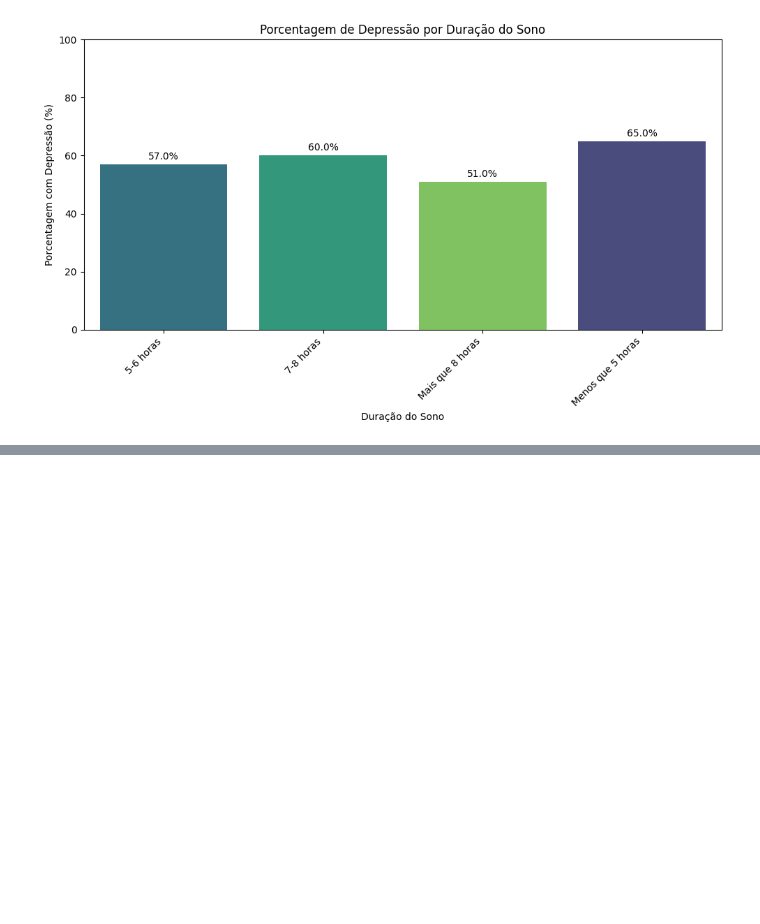
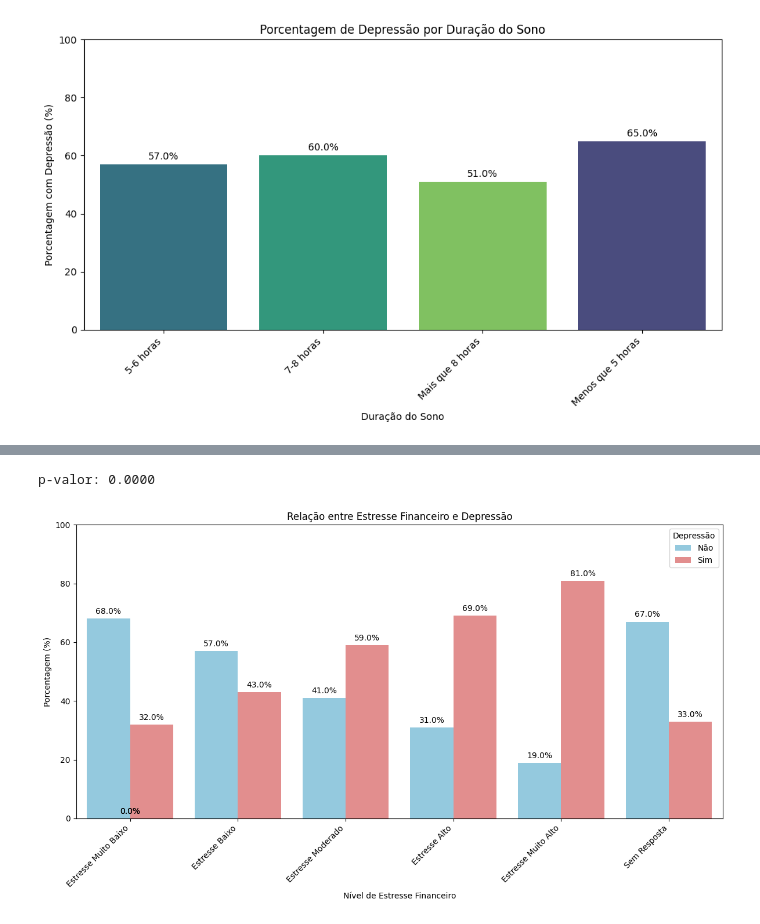
Before and after one commit to RenanVanbasten/mental-health-data-analysis, a Jupyter notebook: analise_exploratoria.ipynb, the cells around one changed output, grey strips where cells are left out. Saved outputs shown, nothing was run; the diff lists cells and outputs as text; code cells hidden in the pictures; blank space fills up the shorter version.

Commit message:
Adiciona análise exploratória na relação da depressão com o estresse financeiro

```diff
--- a/analise_exploratoria.ipynb
+++ b/analise_exploratoria.ipynb
@@ -467,0 +538,50 @@ plt.show()
+# %%
+data = {
+    'High Stress': [1785, 3990],
+    'Low Stress': [2886, 2175],
+    'Moderate Stress': [2146, 3080],
+    'No Answer': [2, 1],
+    'Very High Stress': [1257, 5458],
+    'Very Low Stress': [3489, 1632]
+}
+
+contingency_table = pd.DataFrame(data, index=[0, 1]).T
+
+chi2, p, dof, expected = chi2_contingency(contingency_table)
+
+print(f'p-valor: {p:.4f}')
+# %% [output]
+p-valor: 0.0000
+# %%
+data = {
+    'Financial Stress': ['Estresse Muito Baixo', 'Estresse Muito Baixo', 'Estresse Baixo', 'Estresse Baixo', 'Estresse Moderado', 'Estresse Moderado', 'Estresse Alto', 'Estresse Alto', 'Estresse Muito Alto', 'Estresse Muito Alto', 'Sem Resposta', 'Sem Resposta'],
+    'Depression': ['Não', 'Sim', 'Não', 'Sim', 'Não', 'Sim', 'Não', 'Sim', 'Não', 'Sim', 'Não', 'Sim'],
+    'Percentage': [68.0, 32.0, 57.0, 43.0, 41.0, 59.0, 31.0, 69.0, 19.0, 81.0, 67.0, 33.0]
+}
+df_plot = pd.DataFrame(data)
+
+
+order = ['Estresse Muito Baixo', 'Estresse Baixo', 'Estresse Moderado', 'Estresse Alto', 'Estresse Muito Alto', 'Sem Resposta']
+df_plot['Financial Stress'] = pd.Categorical(df_plot['Financial Stress'], categories=order, ordered=True)
+df_plot = df_plot.sort_values('Financial Stress')
+
+plt.figure(figsize=(12, 7))
+ax = sns.barplot(x='Financial Stress', y='Percentage', hue='Depression', data=df_plot, palette={'Não': 'skyblue', 'Sim': 'lightcoral'})
+plt.title('Relação entre Estresse Financeiro e Depressão')
+plt.xlabel('Nível de Estresse Financeiro')
+plt.ylabel('Porcentagem (%)')
+plt.ylim(0, 100)
+plt.xticks(rotation=45, ha='right')
+plt.legend(title='Depressão')
+
+for p in ax.patches:
+    height = p.get_height()
+    width = p.get_width()
+    x = p.get_x() + width / 2
+    y = height + 1
+    ax.text(x, y, f'{height:.1f}%', ha='center', va='bottom')
+
+plt.tight_layout()
+plt.show()
+# %% [output]
+[figure, added]
```
Also changed, not shown: parts of 6 cells of this notebook.
